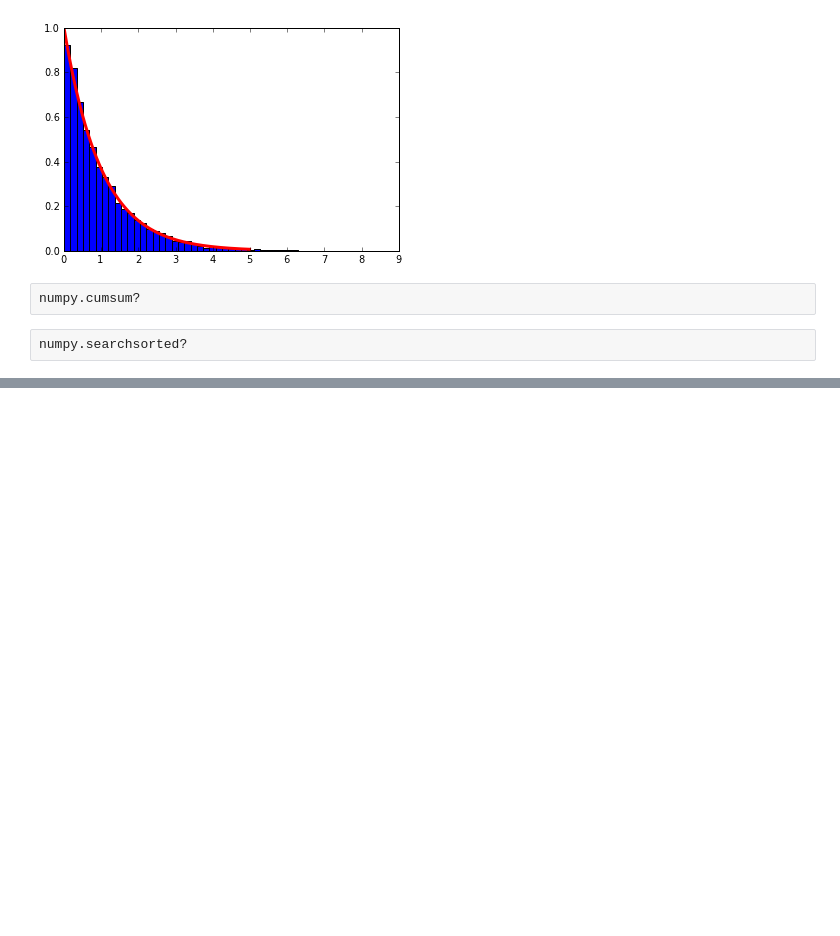
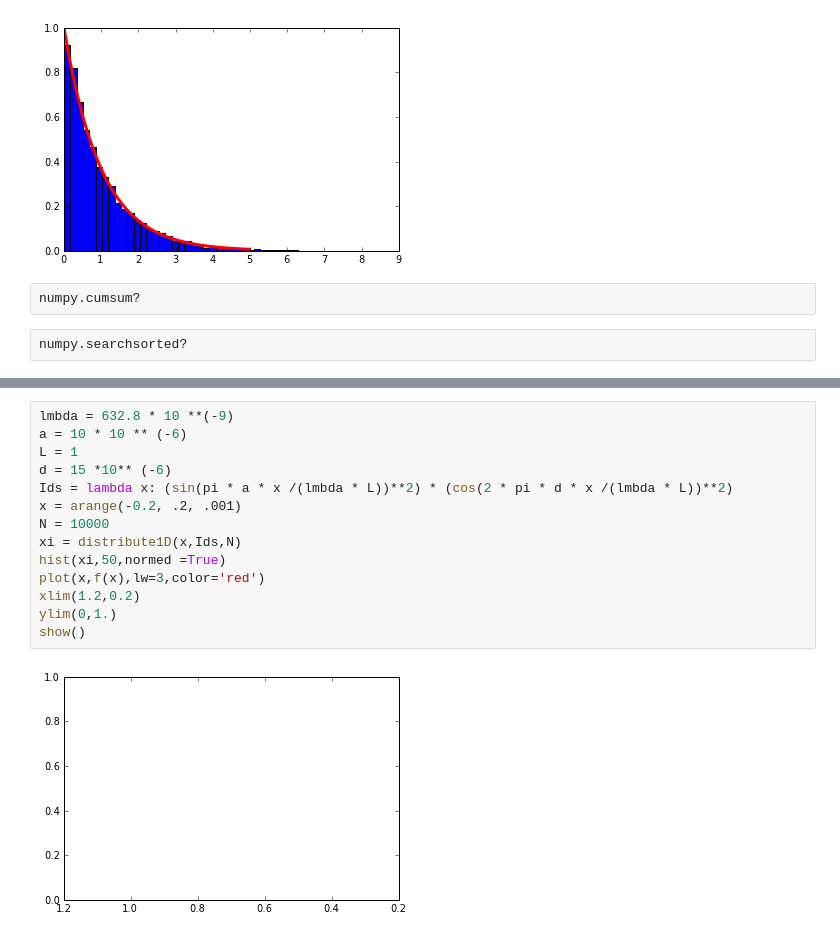
Before and after one commit to bhnorris/PHYS202-S13, a Jupyter notebook: Week8/RndNumMCSIm.ipynb, the cells around one changed output, grey strips where cells are left out. Saved outputs shown, nothing was run; the diff lists cells and outputs as text; blank space fills up the shorter version.

```diff
--- a/Week8/RndNumMCSIm.ipynb
+++ b/Week8/RndNumMCSIm.ipynb
@@ -128,0 +170,16 @@ b = cumsum(a)/ sum(a)
+# %%
+lmbda = 632.8 * 10 **(-9)
+a = 10 * 10 ** (-6)
+L = 1
+d = 15 *10** (-6)
+Ids = lambda x: (sin(pi * a * x /(lmbda * L))**2) * (cos(2 * pi * d * x /(lmbda * L))**2)
+x = arange(-0.2, .2, .001)
+N = 10000
+xi = distribute1D(x,Ids,N)
+hist(xi,50,normed =True)
+plot(x,f(x),lw=3,color='red')
+xlim(1.2,0.2)
+ylim(0,1.)
+show()
+# %% [output]
+[figure, added]
```
Also changed, not shown: parts of 3 cells of this notebook.
